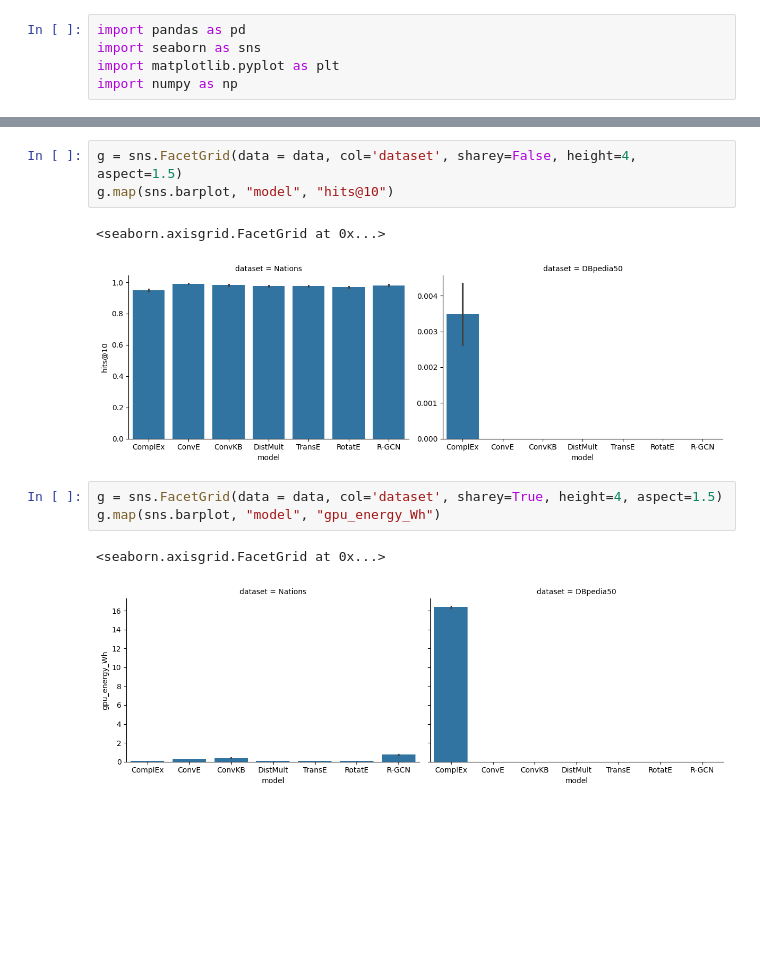
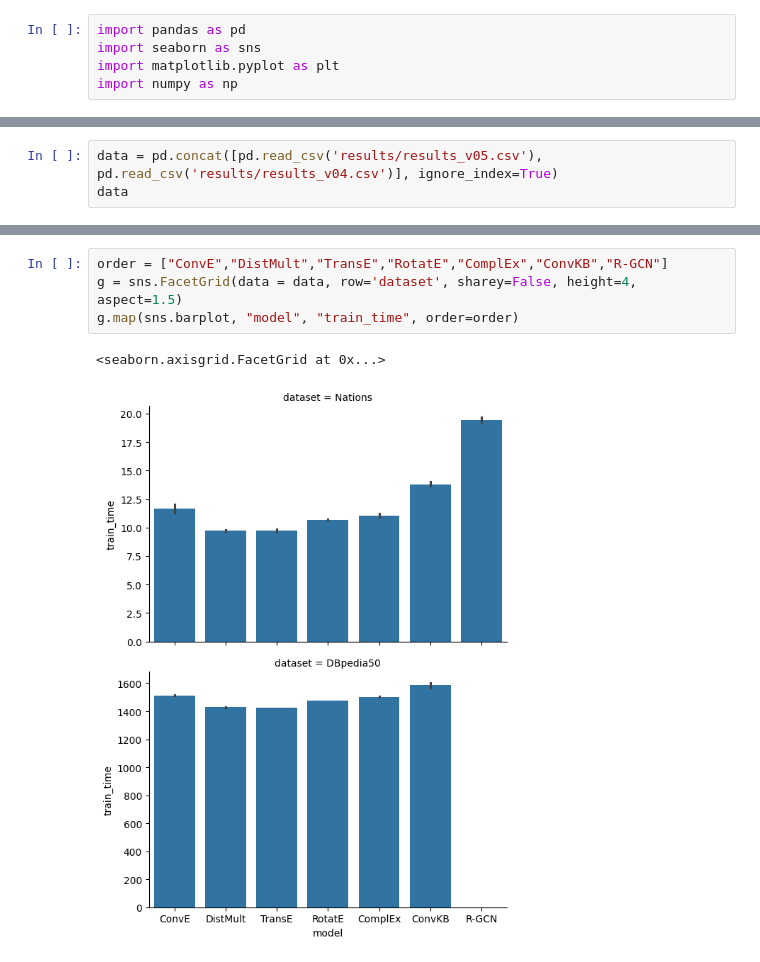
Before and after one commit to grkremer/perf_2026-1, a Jupyter notebook: plotting.ipynb, the cells around one changed output, grey strips where cells are left out. Saved outputs shown, nothing was run; the diff lists cells and outputs as text; blank space fills up the shorter version.

Commit message:
add plots for presentation, add presentation

```diff
--- a/plotting.ipynb
+++ b/plotting.ipynb
@@ -22,0 +33,3 @@ data
+# %%
+data = pd.concat([pd.read_csv('results/results_v05.csv'), pd.read_csv('results/results_v04.csv')], ignore_index=True)
+data
@@ -23,12 +50,7 @@ data
 # %%
-g = sns.FacetGrid(data = data, col='dataset', sharey=False, height=4, aspect=1.5)
-g.map(sns.barplot, "model", "hits@10")
+order = ["ConvE","DistMult","TransE","RotatE","ComplEx","ConvKB","R-GCN"]
+g = sns.FacetGrid(data = data, row='dataset', sharey=False, height=4, aspect=1.5)
+g.map(sns.barplot, "model", "train_time", order=order)
 # %% [output]
 <seaborn.axisgrid.FacetGrid at 0x...>
-[figure, old version]
+[figure, new version]
-# %%
-g = sns.FacetGrid(data = data, col='dataset', sharey=True, height=4, aspect=1.5)
-g.map(sns.barplot, "model", "gpu_energy_Wh")
-# %% [output]
-<seaborn.axisgrid.FacetGrid at 0x...>
-[figure, removed]
```
Also changed, not shown: parts of 14 cells of this notebook, 5 other files.
